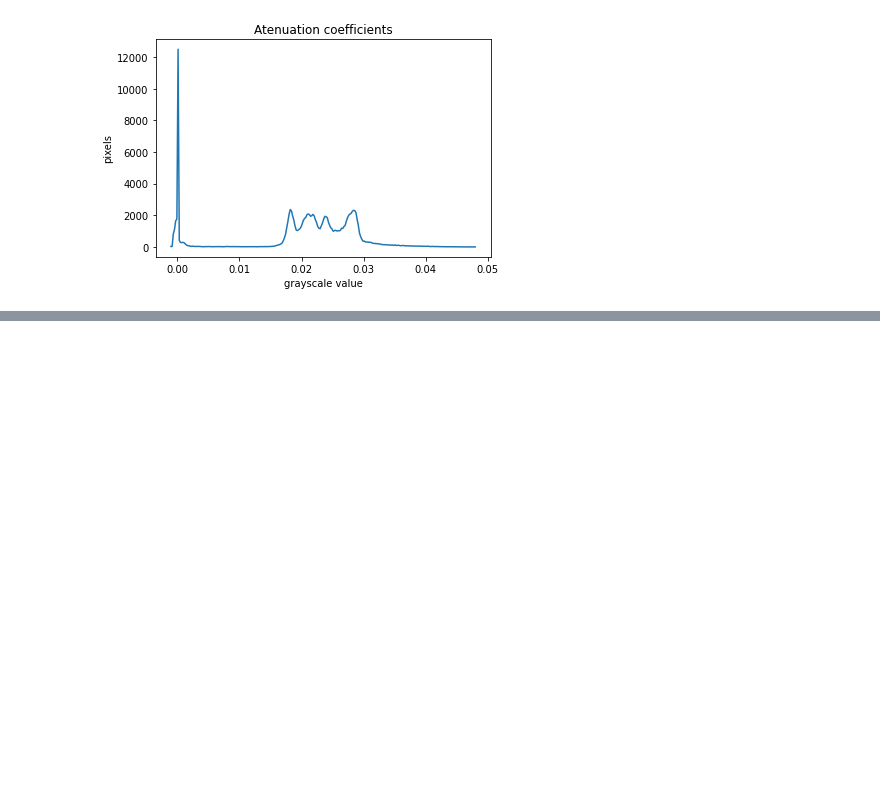
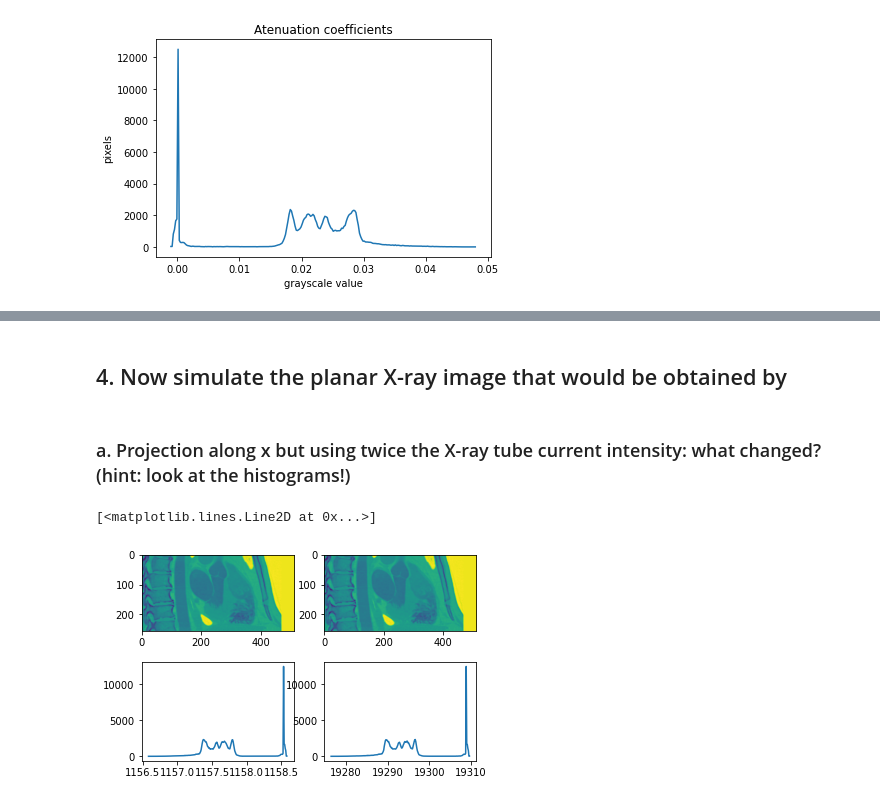
Before and after one commit to murillo-teixeira/medical-imaging-assignments, a Jupyter notebook: 1. Lab 1/Lab1.ipynb, the cells around one changed output, grey strips where cells are left out. Drawn from its saved outputs; the diff is of its cells as text; code cells hidden in the pictures; blank space fills up the shorter version.

```diff
--- a/1. Lab 1/Lab1.ipynb
+++ b/1. Lab 1/Lab1.ipynb
@@ -109,0 +150,23 @@ Text(0.5, 0.98, 'Axial plane')
+# %% [markdown]
+## 4. Now simulate the planar X-ray image that would be obtained by
+# %% [markdown]
+### a. Projection along x but using twice the X-ray tube current intensity: what changed? (hint: look at the histograms!)
+# %%
+plt.subplot(2,2,1);
+plt.imshow(np.rot90(attenuation));
+
+I02 = 10000*2;
+attenuation2 = np.squeeze(I02*np.exp(-(mu_ct+1)*depth));
+plt.subplot(2,2,2);
+plt.imshow(np.rot90(attenuation2));
+
+plt.subplot(2,2,3);
+histogram, bin_edges = np.histogram(attenuation, bins=256)
+plt.plot(bin_edges[0:-1], histogram)
+
+plt.subplot(2,2,4);
+histogram, bin_edges = np.histogram(attenuation2, bins=256)
+plt.plot(bin_edges[0:-1], histogram)
+# %% [output]
+[<matplotlib.lines.Line2D at 0x...>]
+[figure, added]
```
Also changed, not shown: parts of 13 cells of this notebook.
